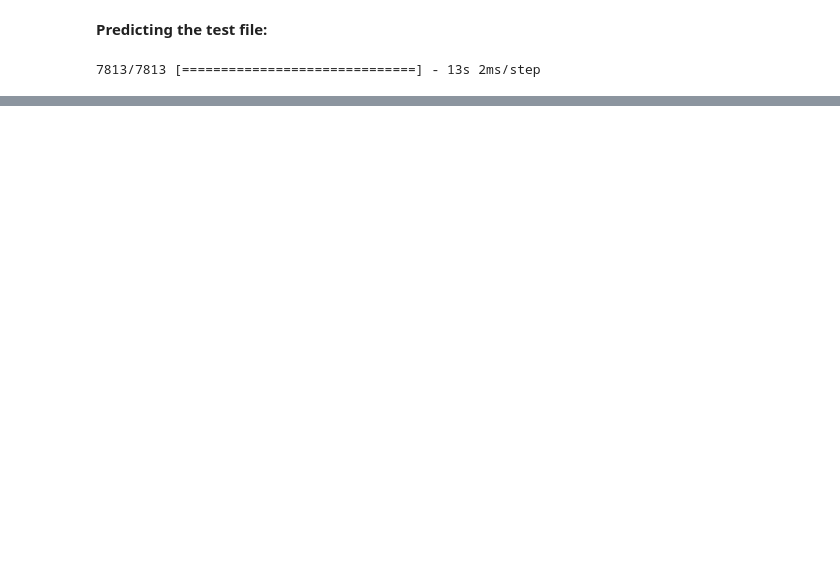
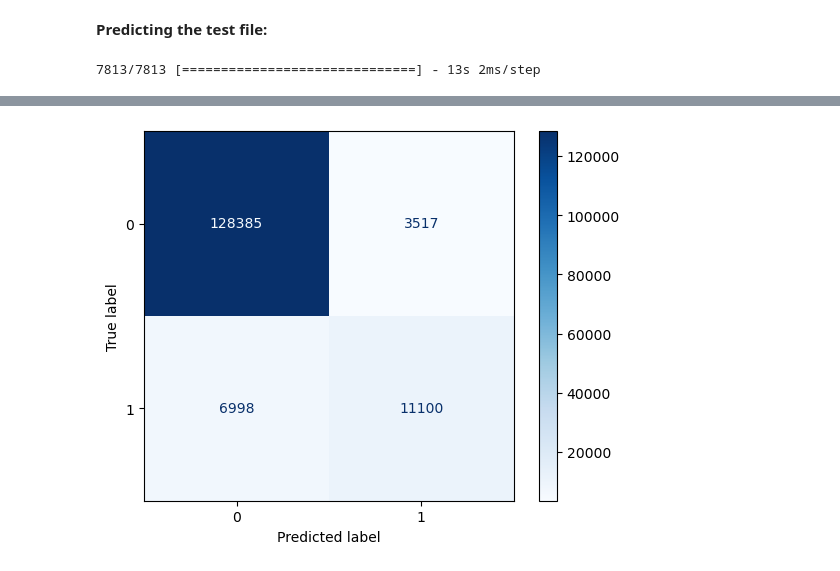
Before and after one commit to hamzajbn1/MLPwithbankdata, a Jupyter notebook: MLP.ipynb, the cells around one changed output, grey strips where cells are left out. Drawn from its saved outputs; the diff is of its cells as text; code cells hidden in the pictures; blank space fills up the shorter version.

```diff
--- a/MLP.ipynb
+++ b/MLP.ipynb
@@ -144,3 +184,17 @@ submission = pd.DataFrame({'id':test_id, 'y':prediction1.flatten()})
 submission.to_csv('predicted.csv', index=False)
 # %% [output]
 7813/7813 [==============================] - 13s 2ms/step
+# %%
+from sklearn.metrics import confusion_matrix, ConfusionMatrixDisplay
+import matplotlib.pyplot as plt
+
+val_predictions = model.predict(X_test)
+val_predictions_binary = (val_predictions > 0.5).astype(int)
+print("Confusion Matrix:")
+# why we "val_predictions_binary" and we don't use the "prediction1", because It has Same Size and Same Type (0s and 1s).
+cm = confusion_matrix(y_test, val_predictions_binary)
+
+display = ConfusionMatrixDisplay(confusion_matrix=cm, display_labels=[0, 1])
+display.plot(cmap=plt.cm.Blues)
+plt.show()
+# %% [output]
@@ -146,0 +203 @@ submission.to_csv('predicted.csv', index=False)
+[figure, added]
```
Also changed, not shown: parts of 4 cells of this notebook, 3 other files.
